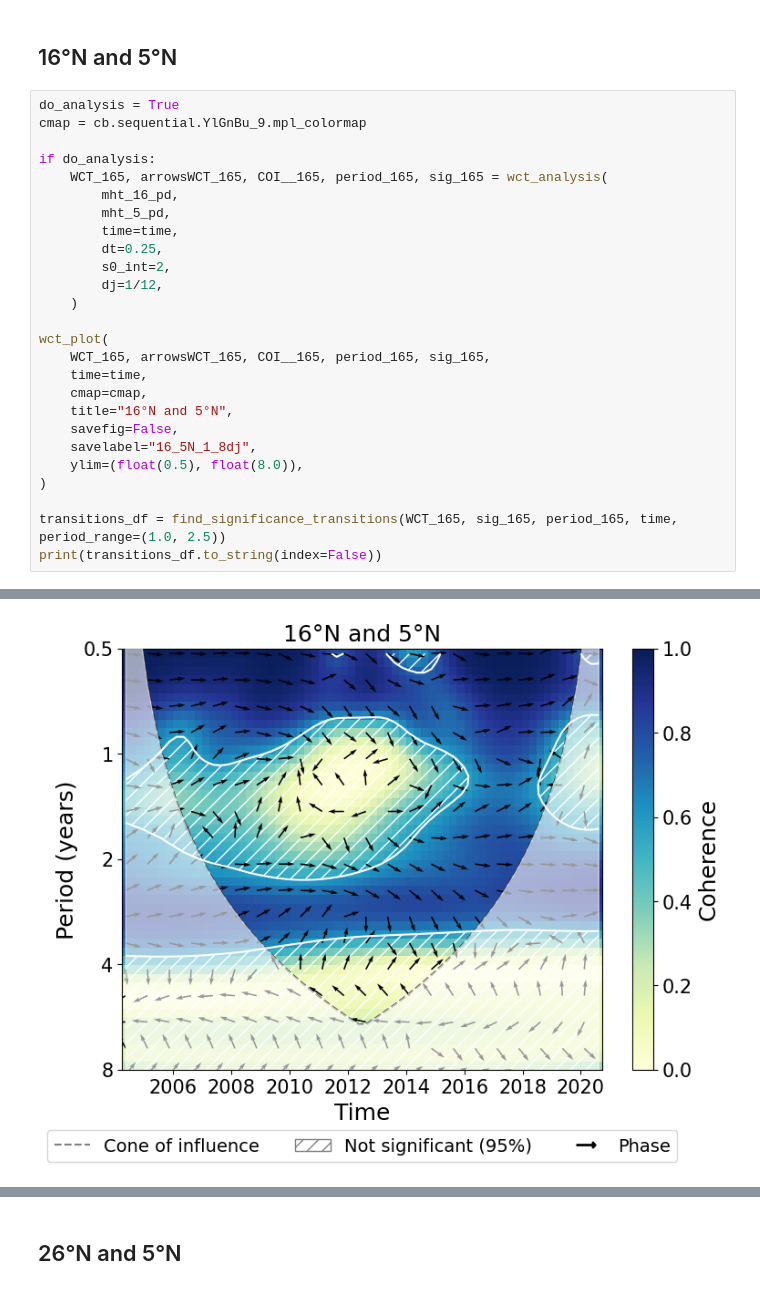
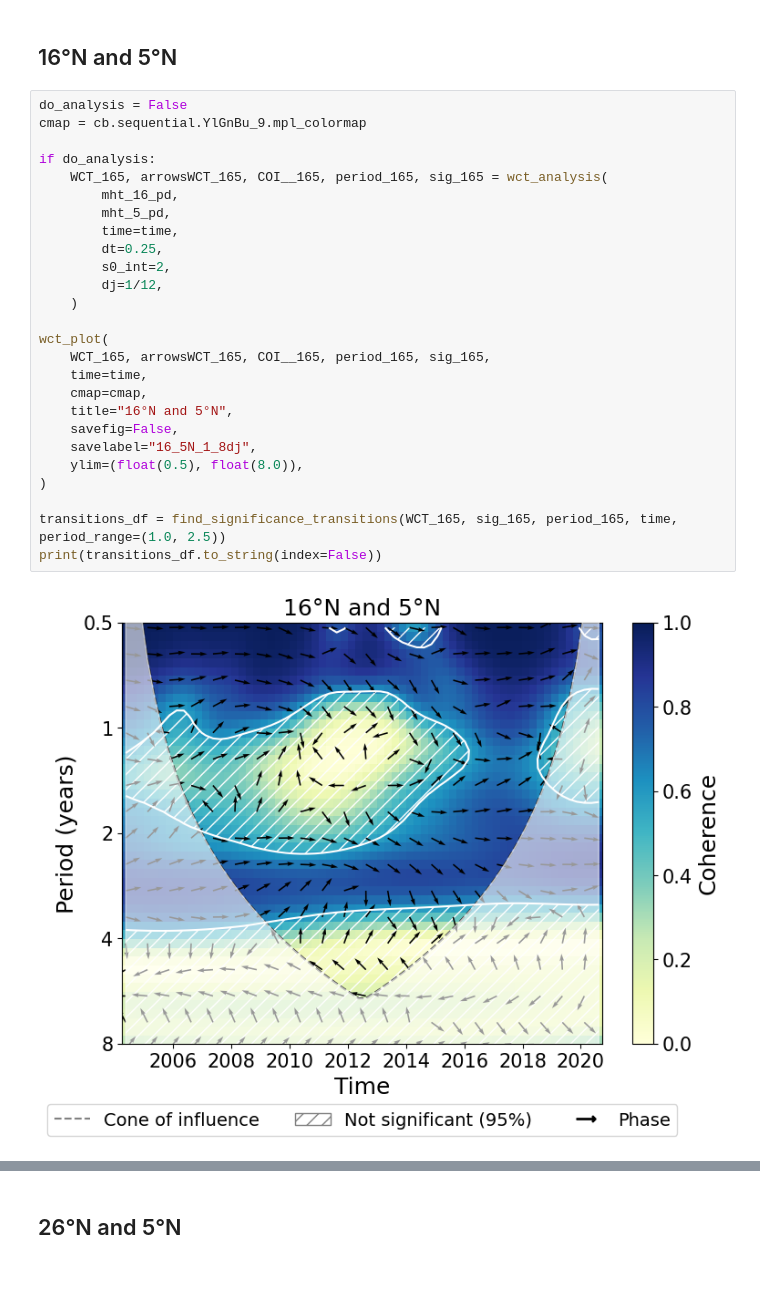
Before and after one commit to lea-dietz/masterthesis, a Jupyter notebook: coding/mht_waveletcoherence.ipynb, the cells around one changed output, grey strips where cells are left out. Cells and saved outputs as stored; diff of their text form.

```diff
--- a/coding/mht_waveletcoherence.ipynb
+++ b/coding/mht_waveletcoherence.ipynb
@@ -301,29 +301,30 @@ def find_significance_transitions(WCT, sig, period, time, period_range=(0.75, 2.
 # %% [markdown]
 ## 16°N and 5°N
 # %%
-do_analysis = True
+do_analysis = False
 cmap = cb.sequential.YlGnBu_9.mpl_colormap
 
 if do_analysis:
     WCT_165, arrowsWCT_165, COI__165, period_165, sig_165 = wct_analysis(
         mht_16_pd,
         mht_5_pd,
         time=time,
         dt=0.25,
         s0_int=2,
         dj=1/12,
     )
 
 wct_plot(
     WCT_165, arrowsWCT_165, COI__165, period_165, sig_165,
     time=time,
     cmap=cmap,
     title="16°N and 5°N",
     savefig=False,
     savelabel="16_5N_1_8dj",
     ylim=(float(0.5), float(8.0)),
 )
 
 transitions_df = find_significance_transitions(WCT_165, sig_165, period_165, time, period_range=(1.0, 2.5))
 print(transitions_df.to_string(index=False))
 # %% [output]
+[figure]
@@ -332 +346,0 @@ Calculating wavelet coherence significance
-[figure]
```
Also changed, not shown: parts of 5 cells of this notebook, 16 other files.
